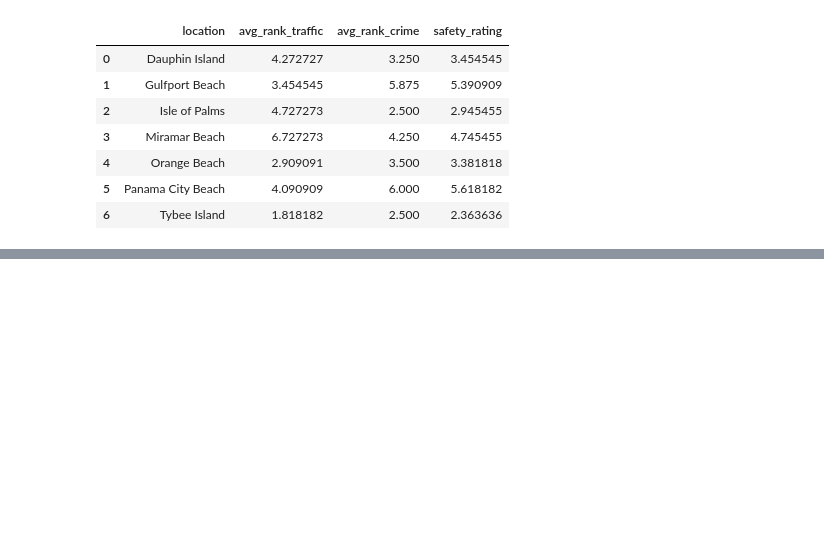
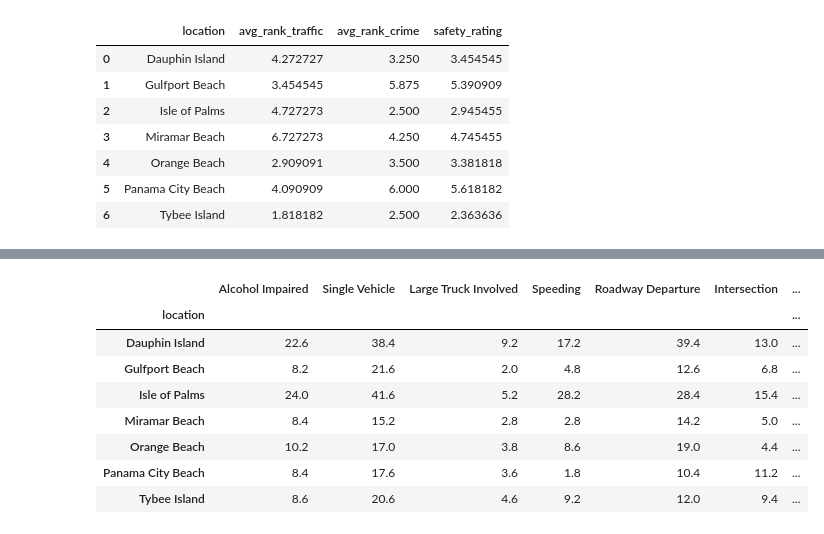
Before and after one commit to NSS-Full-Time-Data-Analytics-9/bwilhelm_capstone, a Jupyter notebook: scripts/traffic_data.ipynb, the cells around one changed output, grey strips where cells are left out. Cells and saved outputs as stored; diff of their text form; code cells hidden in the pictures; blank space fills up the shorter version.

```diff
--- a/scripts/traffic_data.ipynb
+++ b/scripts/traffic_data.ipynb
@@ -805,0 +842,15 @@ safety_rating
+# %%
+all_traffic.groupby(['location'])['Alcohol Impaired', 'Single Vehicle',
+       'Large Truck Involved', 'Speeding', 'Roadway Departure', 'Intersection',
+       'Passenger Car', 'Light Truck', 'Motorcyclist', 'Pedestrian',
+       'Bicyclist'].mean()
+# %% [output]
+|  | Alcohol Impaired | Single Vehicle | Large Truck Involved | Speeding | Roadway Departure | Intersection | ... |
+| location |  |  |  |  |  |  | ... |
+| Dauphin Island | 22.6 | 38.4 | 9.2 | 17.2 | 39.4 | 13.0 | ... |
+| Gulfport Beach | 8.2 | 21.6 | 2.0 | 4.8 | 12.6 | 6.8 | ... |
+| Isle of Palms | 24.0 | 41.6 | 5.2 | 28.2 | 28.4 | 15.4 | ... |
+| Miramar Beach | 8.4 | 15.2 | 2.8 | 2.8 | 14.2 | 5.0 | ... |
+| Orange Beach | 10.2 | 17.0 | 3.8 | 8.6 | 19.0 | 4.4 | ... |
+| Panama City Beach | 8.4 | 17.6 | 3.6 | 1.8 | 10.4 | 11.2 | ... |
+| Tybee Island | 8.6 | 20.6 | 4.6 | 9.2 | 12.0 | 9.4 | ... |
```
Also changed, not shown: parts of 13 cells of this notebook, 2 other files.
